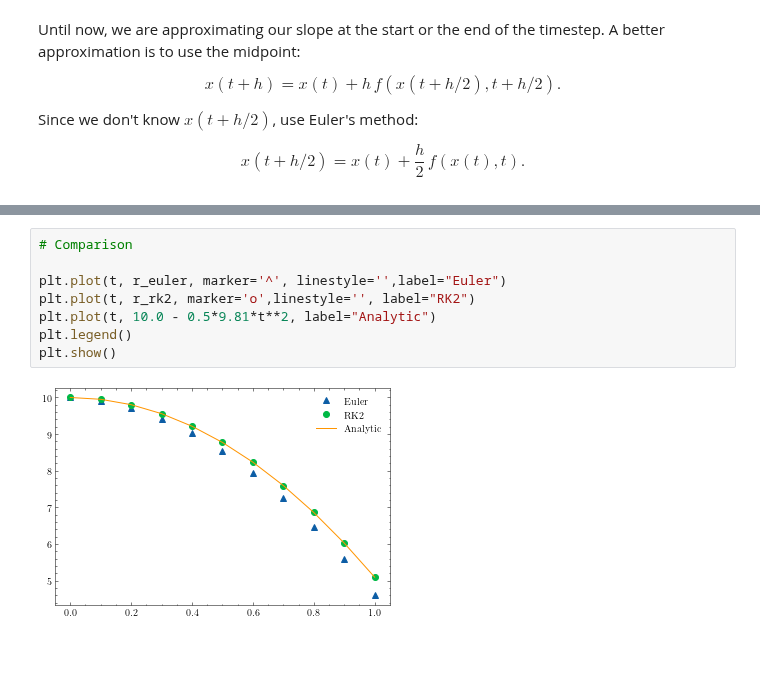
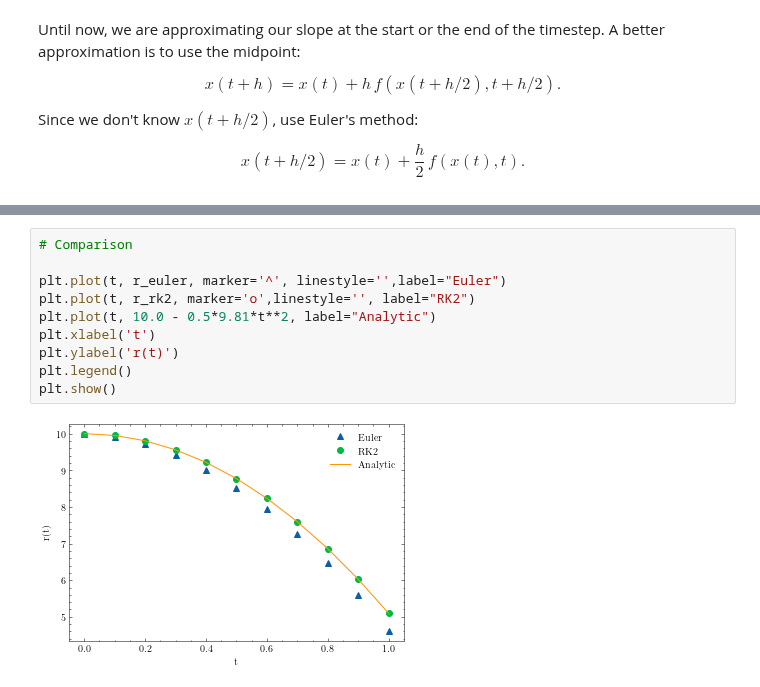
Before and after one commit to franklinzppa/fisica-computacional, a Jupyter notebook: week1.ipynb, the cells around one changed output, grey strips where cells are left out. Drawn from its saved outputs; the diff is of its cells as text; blank space fills up the shorter version.

```diff
--- a/week1.ipynb
+++ b/week1.ipynb
@@ -594,10 +569,12 @@ plt.show()
 # %%
 # Comparison
 
 plt.plot(t, r_euler, marker='^', linestyle='',label="Euler")
 plt.plot(t, r_rk2, marker='o',linestyle='', label="RK2")
 plt.plot(t, 10.0 - 0.5*9.81*t**2, label="Analytic")
+plt.xlabel('t')
+plt.ylabel('r(t)')
 plt.legend()
 plt.show()
 # %% [output]
-[figure, old version]
+[figure, new version]
```
Also changed, not shown: parts of 22 cells of this notebook, 1 other file.
